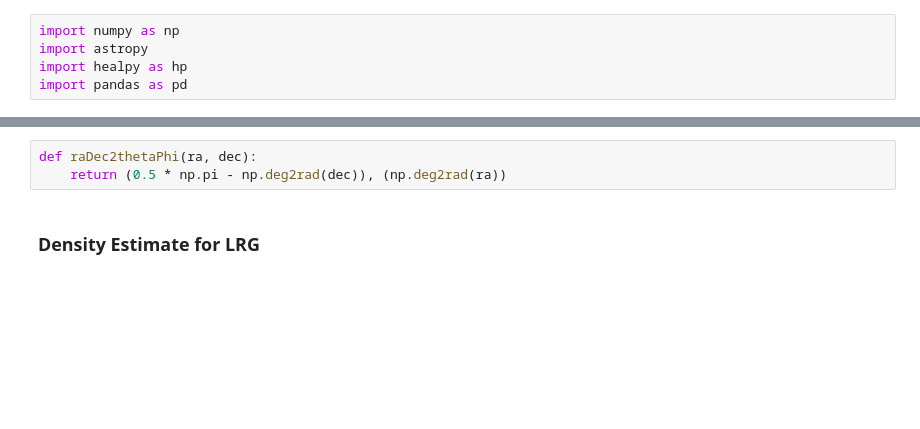
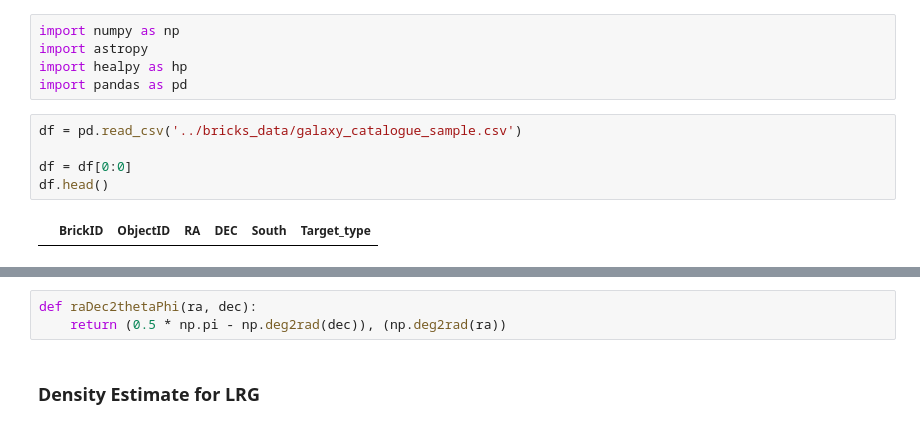
Before and after one commit to elleggert/astrostatistics, a Jupyter notebook: data_exploration/galaxy_density.ipynb, the cells around one changed output, grey strips where cells are left out. Saved outputs shown, nothing was run; the diff lists cells and outputs as text; blank space fills up the shorter version.

```diff
--- a/data_exploration/galaxy_density.ipynb
+++ b/data_exploration/galaxy_density.ipynb
@@ -3,6 +3,13 @@ import numpy as np
 import astropy
 import healpy as hp
 import pandas as pd
+# %%
+df = pd.read_csv('../bricks_data/galaxy_catalogue_sample.csv')
+
+df = df[0:0]
+df.head()
+# %% [output]
+|  | BrickID | ObjectID | RA | DEC | South | Target_type |
 # %%
 df = pd.read_csv('../bricks_data/galaxy_catalogue_sample.csv')
 
```
Also changed, not shown: parts of 1 cell of this notebook, 1 other file.
